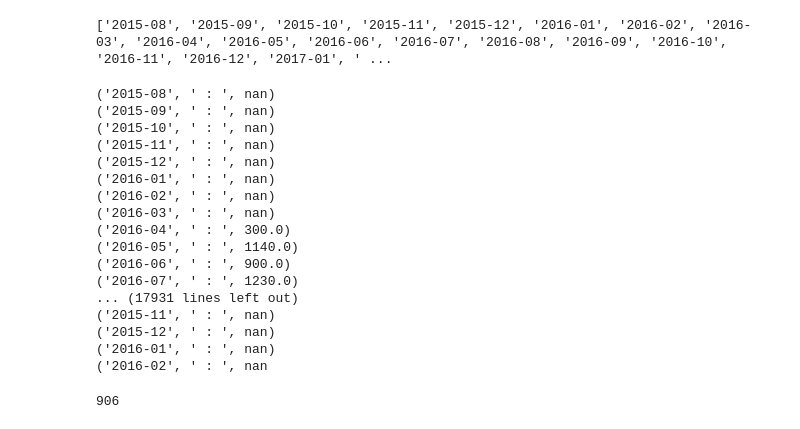
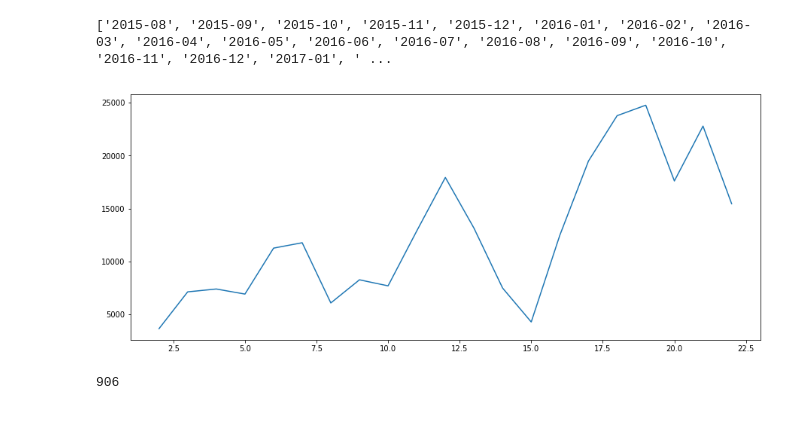
Before and after one commit to vdmasek/pmi, a Jupyter notebook: pmi_notebook.ipynb, the cells around one changed output. Saved outputs shown, nothing was run; the diff lists cells and outputs as text; code cells hidden in the pictures.

Commit message:
plotting for select offices. Correlation with surrounding areas

```diff
--- a/pmi_notebook.ipynb
+++ b/pmi_notebook.ipynb
@@ -52,29 +52,27 @@ print(sorted_key_list)
 # %% [output]
 ['2015-08', '2015-09', '2015-10', '2015-11', '2015-12', '2016-01', '2016-02', '2016-03', '2016-04', '2016-05', '2016-06', '2016-07', '2016-08', '2016-09', '2016-10', '2016-11', '2016-12', '2017-01', ' ...
 # %%
+import matplotlib.pylab as plt
+%matplotlib inline
+from matplotlib.pylab import rcParams
+rcParams['figure.figsize'] = 15, 6
+
+
 # raw_csv[month_dict['2015-08']]
-for i in range(0, len(raw_csv.index)):
+for i in range(9, len(raw_csv.index)):
+    plot_array = []
     for _, key in enumerate(sorted_key_list):
-        print(key, " : ", raw_csv.iloc[i][month_dict[key][0]:month_dict[key][-1]].sum(skipna=True))
+        plot_array.append(raw_csv.iloc[i][month_dict[key][0]:month_dict[key][-1]].sum(skipna=True))
+
+        # print(key, " : ", raw_csv.iloc[i][month_dict[key][0]:month_dict[key][-1]].sum(skipna=True))
+
+    plt.plot(plot_array)
+    plt.show()
+    # print(raw_csv.iloc[i][month_dict[key][0]:month_dict[key][-1]].describe())
     print('\n\n')
+    break
 # %% [output]
-('2015-08', ' : ', nan)
-('2015-09', ' : ', nan)
-('2015-10', ' : ', nan)
-('2015-11', ' : ', nan)
-('2015-12', ' : ', nan)
-('2016-01', ' : ', nan)
-('2016-02', ' : ', nan)
-('2016-03', ' : ', nan)
-('2016-04', ' : ', 300.0)
-('2016-05', ' : ', 1140.0)
-('2016-06', ' : ', 900.0)
-('2016-07', ' : ', 1230.0)
-... (17931 lines left out)
-('2015-11', ' : ', nan)
-('2015-12', ' : ', nan)
-('2016-01', ' : ', nan)
-('2016-02', ' : ', nan
+[figure, added]
 # %%
 len(raw_csv.index)
 # %% [output]
```
